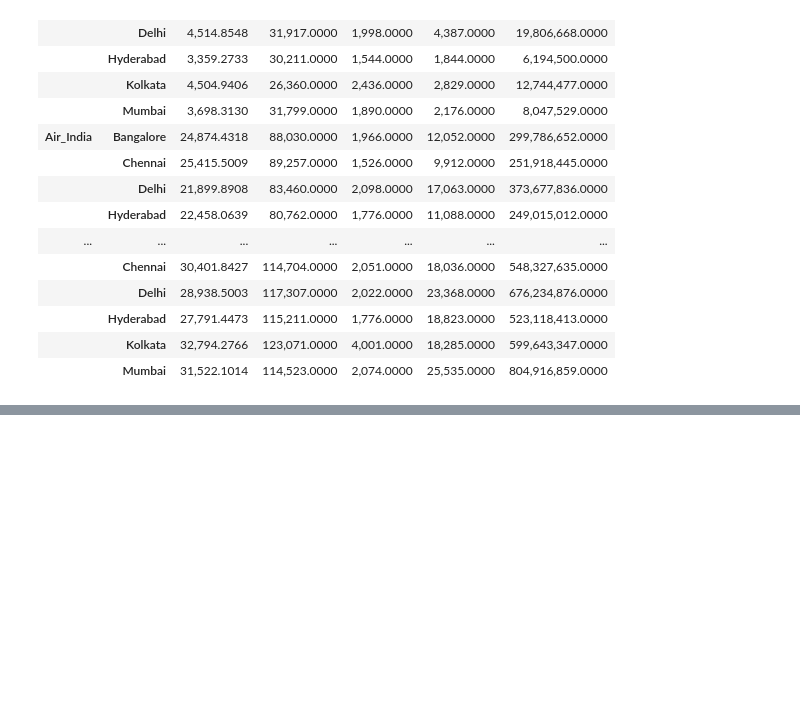
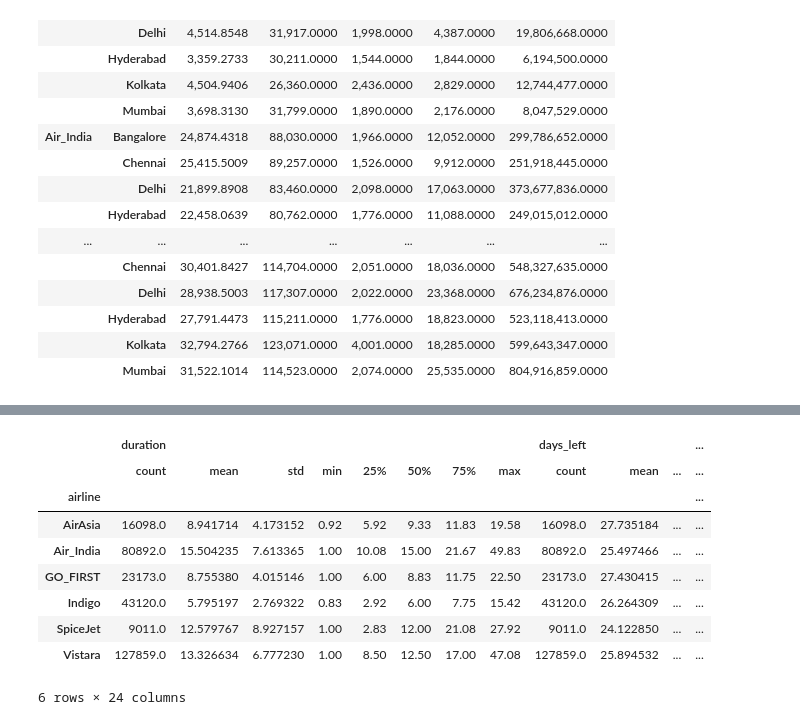
Before and after one commit to xyizko/xo-mathz, a Jupyter notebook: nb/yt-pandas-2.ipynb, the cells around one changed output, grey strips where cells are left out. Cells and saved outputs as stored; diff of their text form; code cells hidden in the pictures; blank space fills up the shorter version.

```diff
--- a/nb/yt-pandas-2.ipynb
+++ b/nb/yt-pandas-2.ipynb
@@ -1421,0 +1446,13 @@ rg2a.style.format("{:,.4f}")
+# %%
+da1a.groupby(['airline']).describe()
+# %% [output]
+|  | duration |  |  |  |  |  |  |  | days_left |  |  | ... |
+|  | count | mean | std | min | 25% | 50% | 75% | max | count | mean | ... | ... |
+| airline |  |  |  |  |  |  |  |  |  |  |  | ... |
+| AirAsia | 16098.0 | 8.941714 | 4.173152 | 0.92 | 5.92 | 9.33 | 11.83 | 19.58 | 16098.0 | 27.735184 | ... | ... |
+| Air_India | 80892.0 | 15.504235 | 7.613365 | 1.00 | 10.08 | 15.00 | 21.67 | 49.83 | 80892.0 | 25.497466 | ... | ... |
+| GO_FIRST | 23173.0 | 8.755380 | 4.015146 | 1.00 | 6.00 | 8.83 | 11.75 | 22.50 | 23173.0 | 27.430415 | ... | ... |
+| Indigo | 43120.0 | 5.795197 | 2.769322 | 0.83 | 2.92 | 6.00 | 7.75 | 15.42 | 43120.0 | 26.264309 | ... | ... |
+| SpiceJet | 9011.0 | 12.579767 | 8.927157 | 1.00 | 2.83 | 12.00 | 21.08 | 27.92 | 9011.0 | 24.122850 | ... | ... |
+| Vistara | 127859.0 | 13.326634 | 6.777230 | 1.00 | 8.50 | 12.50 | 17.00 | 47.08 | 127859.0 | 25.894532 | ... | ... |
+6 rows × 24 columns
```
Also changed, not shown: parts of 1 cell of this notebook.
